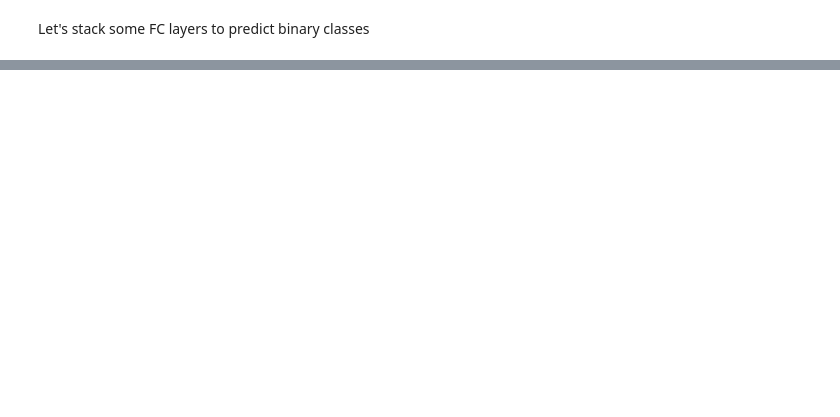
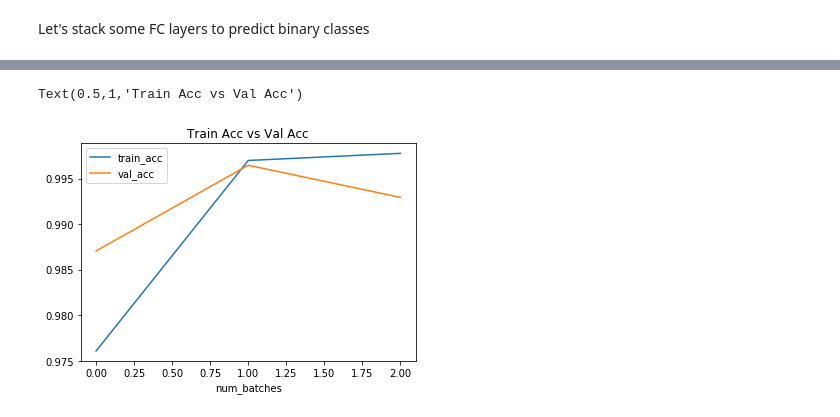
Before and after one commit to WencesVillegasMarset/BudClassifier, a Jupyter notebook: Practica Inicial/Pretrained Models.ipynb, the cells around one changed output, grey strips where cells are left out. Saved outputs shown, nothing was run; the diff lists cells and outputs as text; code cells hidden in the pictures; blank space fills up the shorter version.

```diff
--- a/Practica Inicial/Pretrained Models.ipynb
+++ b/Practica Inicial/Pretrained Models.ipynb
@@ -82,8 +68,8 @@ fc2 = Dense(1024, activation='relu')(fc1)
 final = Dense(1,activation='sigmoid')(fc2)
 modelo = Model(model.input, final)
 # %%
-optim = SGD(lr=0.01, momentum=0.9)
+optim = SGD(lr=0.001, momentum=0.9)
 # %%
-modelo.compile(optimizer='adam',
+modelo.compile(optimizer=optim,
               loss='binary_crossentropy',
               metrics=['accuracy'])
@@ -110,3 +76,6 @@ _________________________________________________________________
+# %%
+class_weight = {0: 1.,
+                1: 3.}
 # %%
-modelo.fit(x=train, y=train_labels,epochs=15, batch_size=30)
+history = modelo.fit(x=train, y=train_labels,epochs=3, batch_size=20, class_weight=class_weight, validation_split=0.1)
 # %% [output]
@@ -132,0 +94,9 @@ KeyboardInterrupt:
+# %%
+plt.plot(history.history['acc'])
+plt.plot(history.history['val_acc'])
+plt.legend(['train_acc', 'val_acc'])
+plt.xlabel('num_batches')
+plt.title('Train Acc vs Val Acc')
+# %% [output]
+Text(0.5,1,'Train Acc vs Val Acc')
+[figure, added]
```
Also changed, not shown: parts of 15 cells of this notebook.
